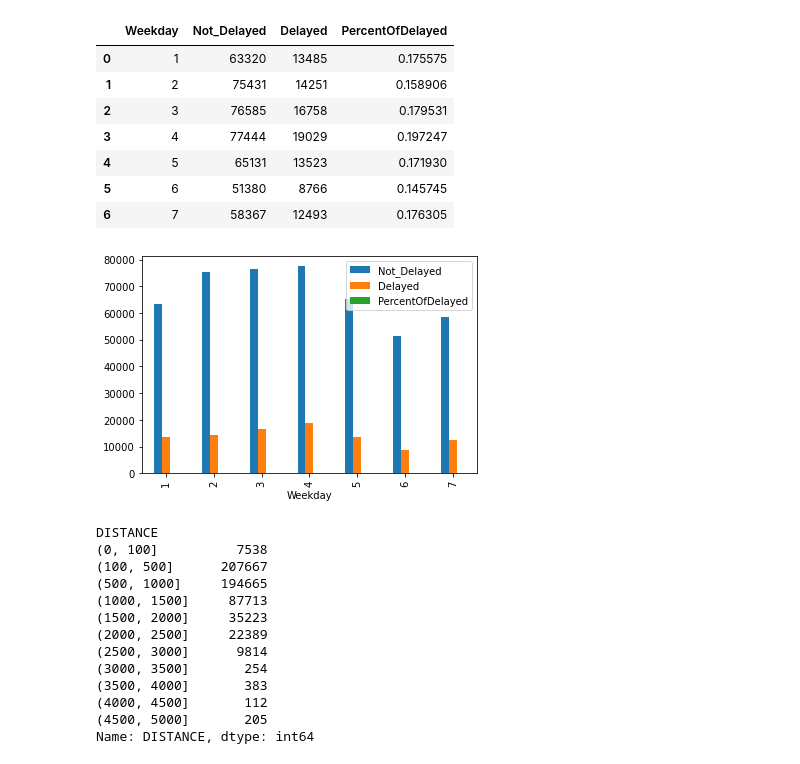
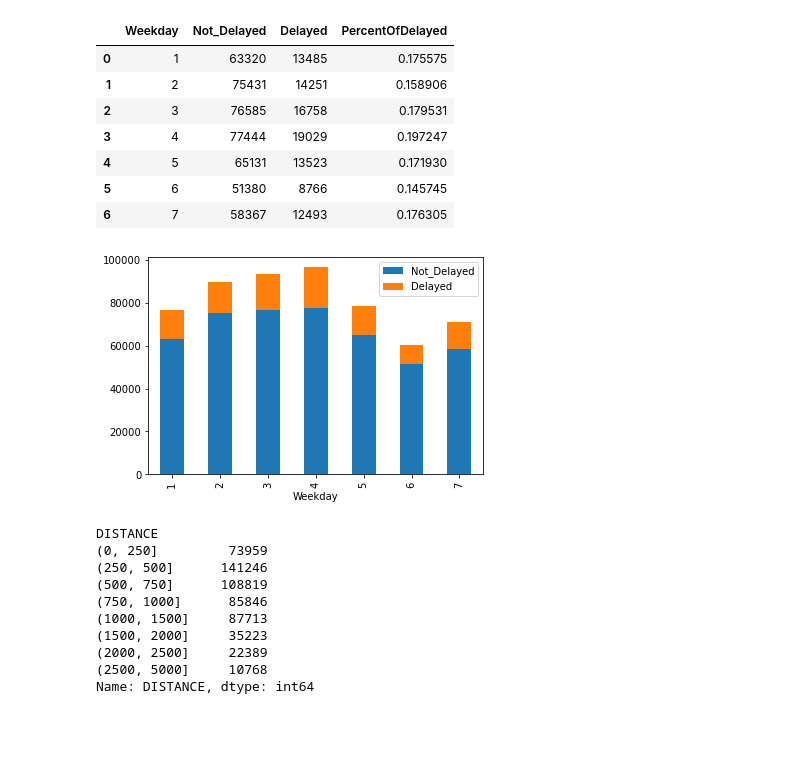
Before and after one commit to Duegan24/Final_Project, a Jupyter notebook: Database/Flights_Data-Visuals.ipynb, the cells around one changed output. Cells and saved outputs as stored; diff of their text form; code cells hidden in the pictures; blank space fills up the shorter version.

```diff
--- a/Database/Flights_Data-Visuals.ipynb
+++ b/Database/Flights_Data-Visuals.ipynb
@@ -182,0 +206,3 @@ array(['9E', 'AA', 'MQ', 'G4', 'OH', 'B6', 'YV', 'EV', 'F9', 'YX', 'HA',
+# %%
+jan_19_clean = jan_19_join.drop("OP_CARRIER_AIRLINE_ID_y", axis=1)
+jan_19_clean.head()
@@ -182,0 +217,3 @@ array(['9E', 'AA', 'MQ', 'G4', 'OH', 'B6', 'YV', 'EV', 'F9', 'YX', 'HA',
+# %%
+airport_codes_df = airport_codes
+airport_codes_df.head()
@@ -182,0 +227,3 @@ array(['9E', 'AA', 'MQ', 'G4', 'OH', 'B6', 'YV', 'EV', 'F9', 'YX', 'HA',
+# %%
+jan_19_join = jan_19_clean.merge(airport_codes_df, on ="ORIGIN", how="left")
+jan_19_join.head()
@@ -182,0 +238,3 @@ array(['9E', 'AA', 'MQ', 'G4', 'OH', 'B6', 'YV', 'EV', 'F9', 'YX', 'HA',
+# %%
+jan_19_clean = jan_19_join
+jan_19_clean.head()
@@ -307,8 +433,8 @@ df_weekday.head(7)
 | 5 | 6 | 51380 | 8766 | 0.145745 |
 | 6 | 7 | 58367 | 12493 | 0.176305 |
 # %%
-df_weekday.set_index("Weekday").plot(kind='bar')
+df_weekday[['Weekday', 'Not_Delayed', 'Delayed']].set_index("Weekday").plot(kind='bar', stacked=True)
 
 plt.show()
 # %% [output]
-[figure, old version]
+[figure, new version]
@@ -317,21 +441,20 @@ plt.show()
 # %%
 # Cut the per distance into the distance ranges.
 distance = jan_19_clean["DISTANCE"]
-distance_bins = [0, 100, 500, 1000, 1500, 2000, 2500, 3000, 3500, 4000, 4500, 5000]
+# distance_bins = [0, 100, 500, 1000, 1500, 2000, 2500, 3000, 3500, 4000, 4500, 5000]
+# distance_bins = [0, 1000,2000,3000, 4000, 5000]
+distance_bins = [0, 250, 500, 750, 1000, 1500, 2000, 2500, 5000]
 distance.groupby(pd.cut(distance, distance_bins)).count()
 # %% [output]
 DISTANCE
-(0, 100]          7538
-(100, 500]      207667
-(500, 1000]     194665
+(0, 250]         73959
+(250, 500]      141246
+(500, 750]      108819
+(750, 1000]      85846
 (1000, 1500]     87713
 (1500, 2000]     35223
 (2000, 2500]     22389
-(2500, 3000]      9814
-(3000, 3500]       254
-(3500, 4000]       383
-(4000, 4500]       112
-(4500, 5000]       205
+(2500, 5000]     10768
 Name: DISTANCE, dtype: int64
 # %%
 # Establish the distance bins and group names.
```
Also changed, not shown: parts of 51 cells of this notebook, 4 other files.
